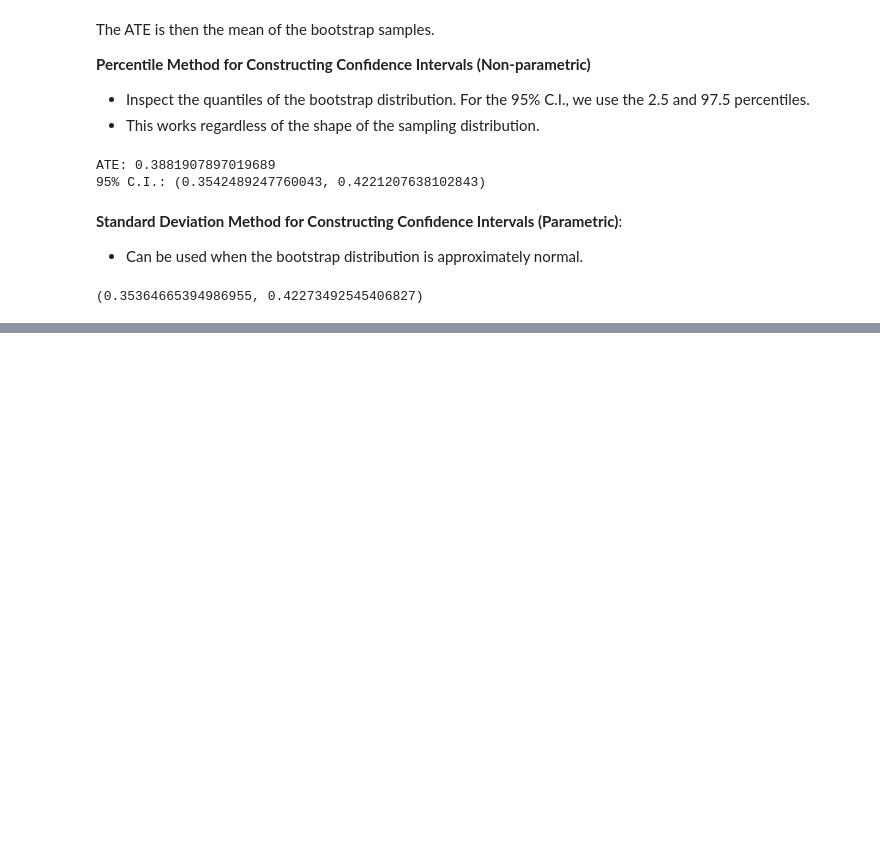
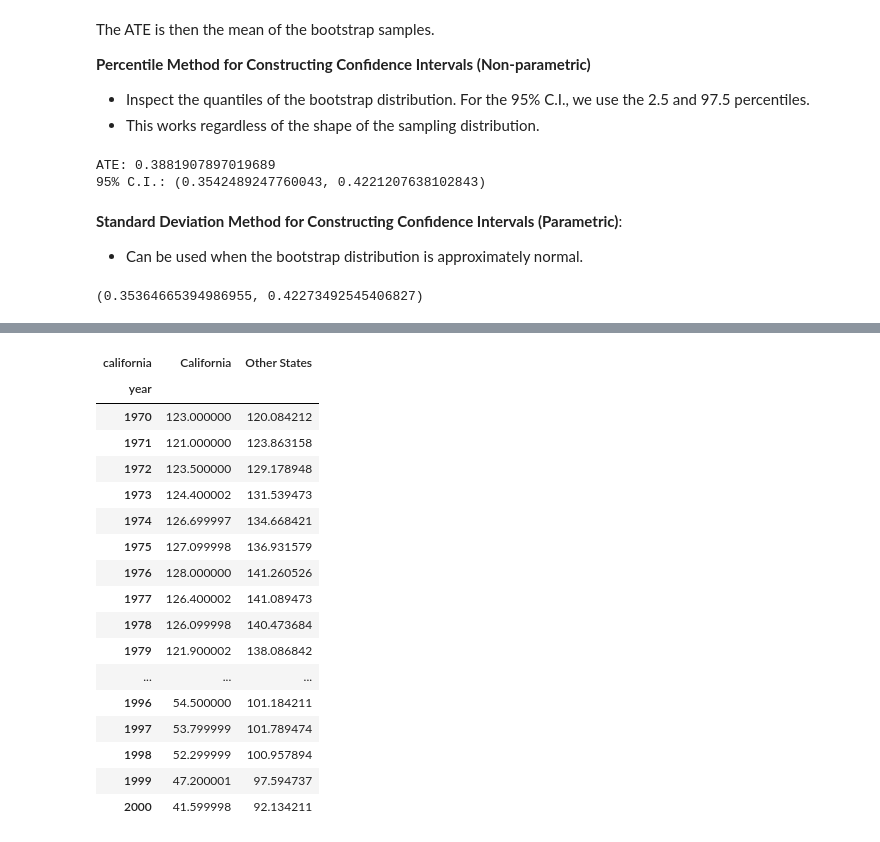
Before and after one commit to orionstar1987/python-causality-handbook, a Jupyter notebook: causal-inference-for-the-brave-and-true/00.Useful-Scripts.ipynb, the cells around one changed output, grey strips where cells are left out. Cells and saved outputs as stored; diff of their text form; code cells hidden in the pictures; blank space fills up the shorter version.

```diff
--- a/causal-inference-for-the-brave-and-true/00.Useful-Scripts.ipynb
+++ b/causal-inference-for-the-brave-and-true/00.Useful-Scripts.ipynb
@@ -289,0 +419,25 @@ st.t.interval(alpha = 0.95, df = len(ates)-1, loc = np.mean(ates), scale = np.st
+# %%
+cigar.assign(california = np.where(cigar["california"], "California", "Other States")) \
+.groupby(["year", "california"])["cigsale"] \
+.mean() \
+.reset_index() \
+.pivot(index = "year", columns = "california", values = "cigsale")
+# %% [output]
+| california | California | Other States |
+| year |  |  |
+| 1970 | 123.000000 | 120.084212 |
+| 1971 | 121.000000 | 123.863158 |
+| 1972 | 123.500000 | 129.178948 |
+| 1973 | 124.400002 | 131.539473 |
+| 1974 | 126.699997 | 134.668421 |
+| 1975 | 127.099998 | 136.931579 |
+| 1976 | 128.000000 | 141.260526 |
+| 1977 | 126.400002 | 141.089473 |
+| 1978 | 126.099998 | 140.473684 |
+| 1979 | 121.900002 | 138.086842 |
+| ... | ... | ... |
+| 1996 | 54.500000 | 101.184211 |
+| 1997 | 53.799999 | 101.789474 |
+| 1998 | 52.299999 | 100.957894 |
+| 1999 | 47.200001 | 97.594737 |
+| 2000 | 41.599998 | 92.134211 |
```
Also changed, not shown: parts of 14 cells of this notebook, 2 other files.
